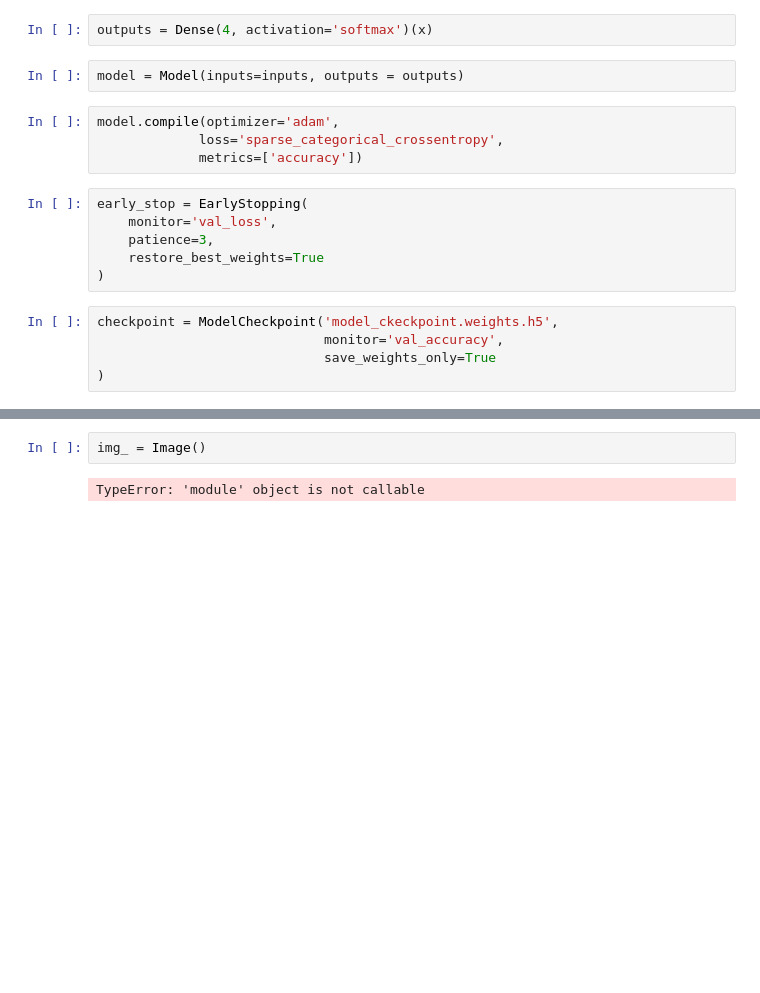
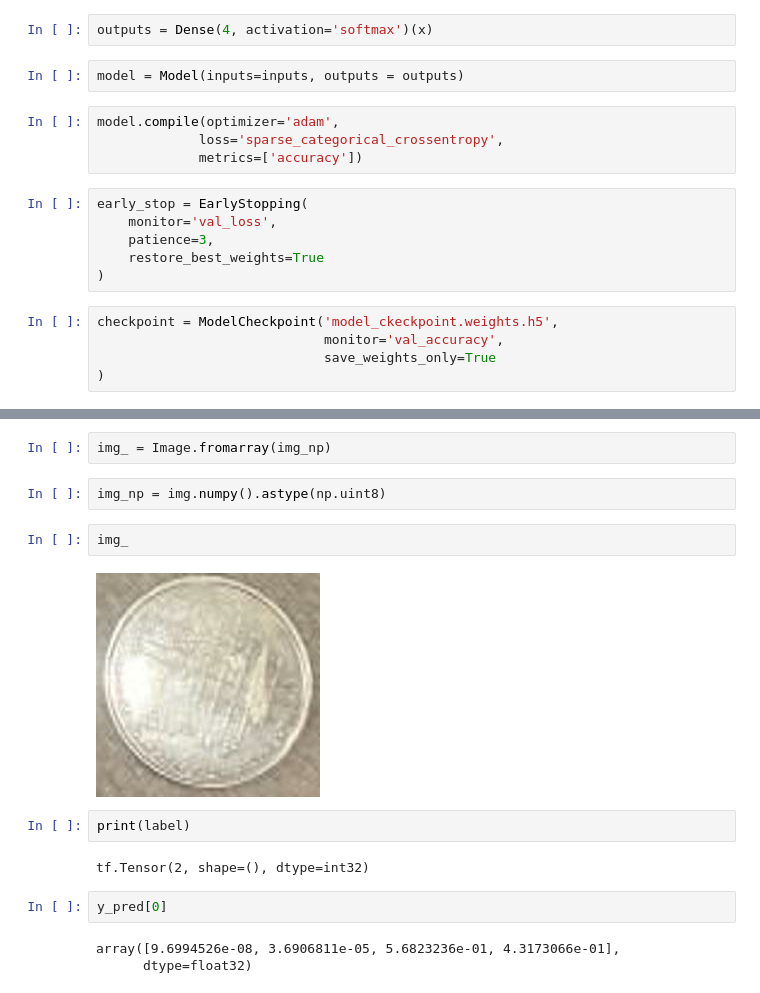
Before and after one commit to Basel-Aldwairi/Coin-Jo, a Jupyter notebook: notebook/MobileNetv2.ipynb, the cells around one changed output, grey strips where cells are left out. Saved outputs shown, nothing was run; the diff lists cells and outputs as text; blank space fills up the shorter version.

```diff
--- a/notebook/MobileNetv2.ipynb
+++ b/notebook/MobileNetv2.ipynb
@@ -105,4 +107,17 @@ for imgs, labels in val_ds.take(1):
 # %%
-img_ = Image()
+img_ = Image.fromarray(img_np)
-# %% [output]
-TypeError: 'module' object is not callable
+# %%
+img_np = img.numpy().astype(np.uint8)
+# %%
+img_
+# %% [output]
+[figure, added]
+# %%
+print(label)
+# %% [output]
+tf.Tensor(2, shape=(), dtype=int32)
+# %%
+y_pred[0]
+# %% [output]
+array([9.6994526e-08, 3.6906811e-05, 5.6823236e-01, 4.3173066e-01],
+      dtype=float32)
```
Also changed, not shown: parts of 8 cells of this notebook, 3 other files.
